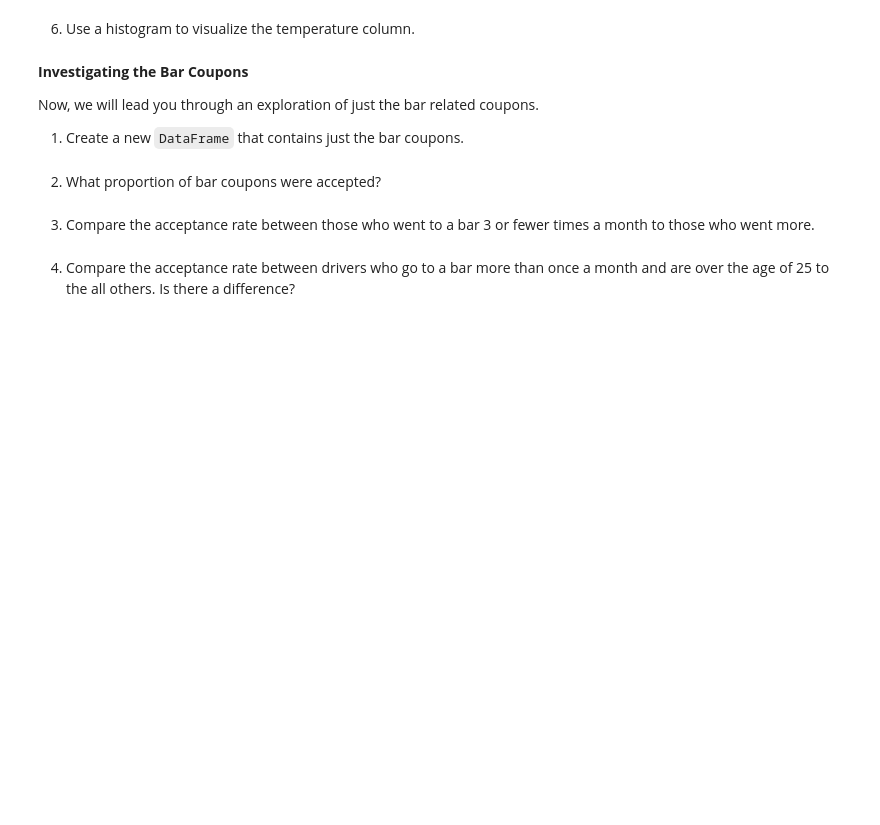
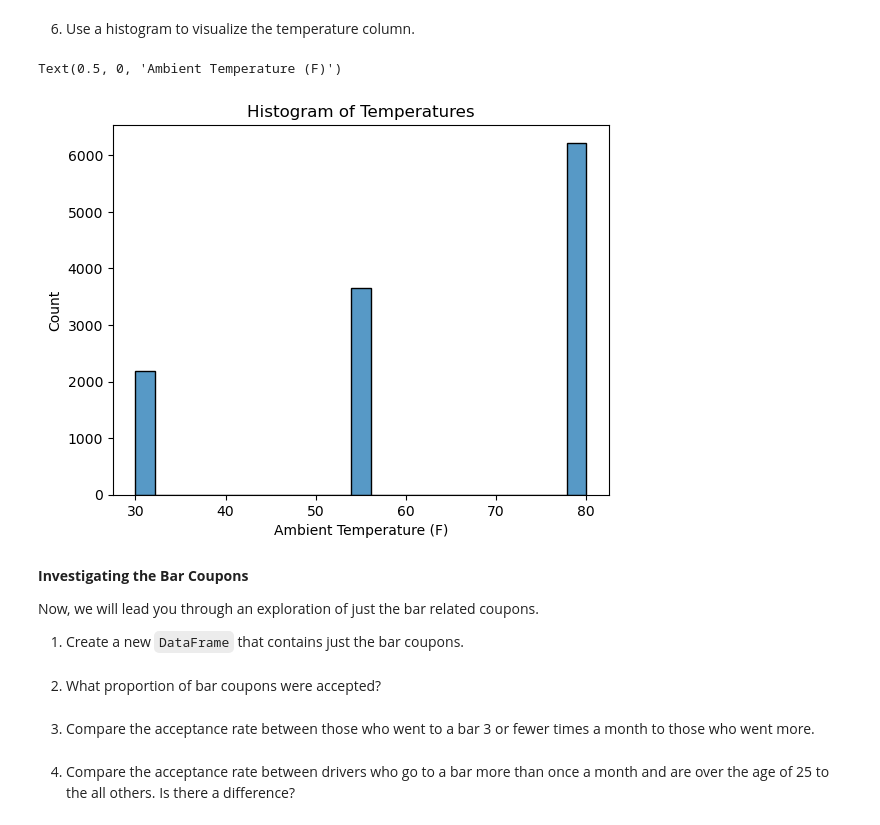
Before and after one commit to outdegree/BH-PCMLAI-M5-App1, a Jupyter notebook: prompt.ipynb, the cells around one changed output. Saved outputs shown, nothing was run; the diff lists cells and outputs as text; code cells hidden in the pictures; blank space fills up the shorter version.

```diff
--- a/prompt.ipynb
+++ b/prompt.ipynb
@@ -145,5 +186,12 @@ This looks good. After data cleaning we have remaining 95% of the data to work w
 # %% [markdown]
 6. Use a histogram to visualize the temperature column.
+# %%
+sns.histplot(data['temperature'])
+plt.title('Histogram of Temperatures')
+plt.xlabel('Ambient Temperature (F)')
+# %% [output]
+Text(0.5, 0, 'Ambient Temperature (F)')
+[figure, added]
 # %% [markdown]
 **Investigating the Bar Coupons**
 
```
Also changed, not shown: parts of 4 cells of this notebook.
